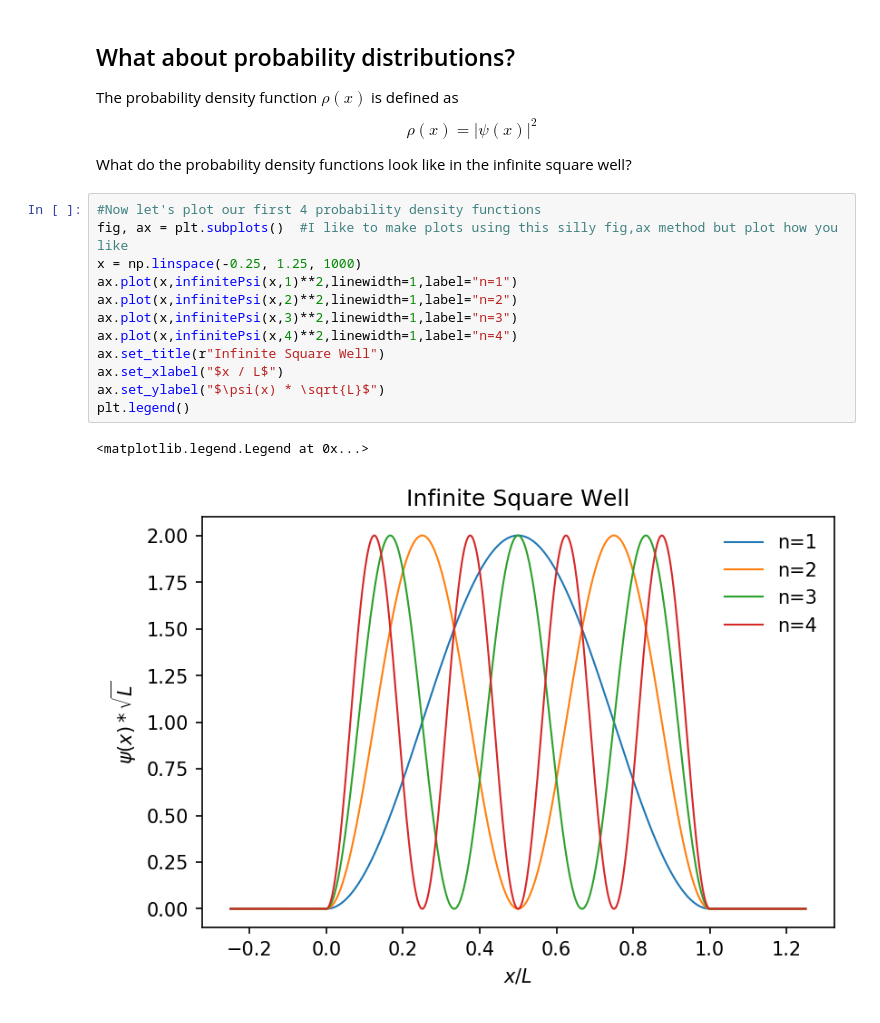
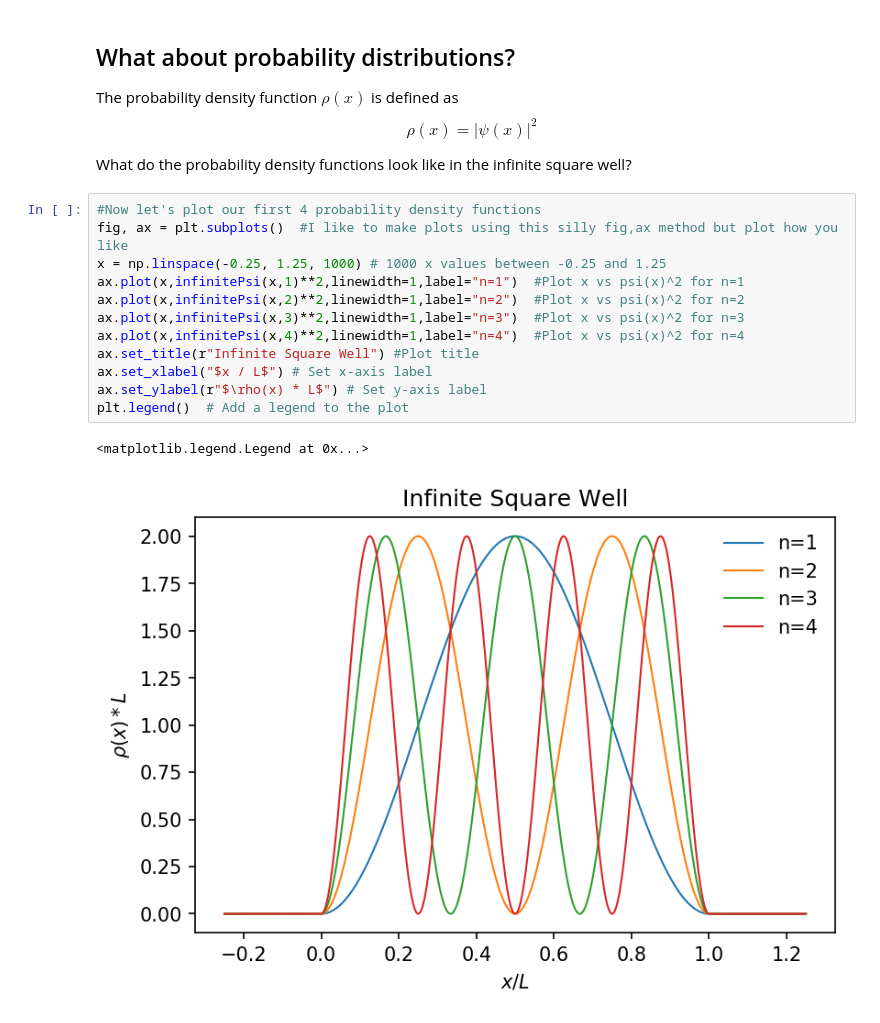
Before and after one commit to nichol77/pyQuantum, a Jupyter notebook: infiniteSquareWell.ipynb, the cells around one changed output. Drawn from its saved outputs; the diff is of its cells as text.

Commit message:
Adding comments to intro notebook, and adding infinite and finite square well notebooks for Week 4.

```diff
--- a/infiniteSquareWell.ipynb
+++ b/infiniteSquareWell.ipynb
@@ -106,15 +106,15 @@ What do the probability density functions look like in the infinite square well?
 # %%
 #Now let's plot our first 4 probability density functions
 fig, ax = plt.subplots()  #I like to make plots using this silly fig,ax method but plot how you like
-x = np.linspace(-0.25, 1.25, 1000)
-ax.plot(x,infinitePsi(x,1)**2,linewidth=1,label="n=1")
-ax.plot(x,infinitePsi(x,2)**2,linewidth=1,label="n=2")
-ax.plot(x,infinitePsi(x,3)**2,linewidth=1,label="n=3")
-ax.plot(x,infinitePsi(x,4)**2,linewidth=1,label="n=4")
-ax.set_title(r"Infinite Square Well")
-ax.set_xlabel("$x / L$")
-ax.set_ylabel("$\psi(x) * \sqrt{L}$")
-plt.legend()
+x = np.linspace(-0.25, 1.25, 1000) # 1000 x values between -0.25 and 1.25
+ax.plot(x,infinitePsi(x,1)**2,linewidth=1,label="n=1")  #Plot x vs psi(x)^2 for n=1
+ax.plot(x,infinitePsi(x,2)**2,linewidth=1,label="n=2")  #Plot x vs psi(x)^2 for n=2
+ax.plot(x,infinitePsi(x,3)**2,linewidth=1,label="n=3")  #Plot x vs psi(x)^2 for n=3
+ax.plot(x,infinitePsi(x,4)**2,linewidth=1,label="n=4")  #Plot x vs psi(x)^2 for n=4
+ax.set_title(r"Infinite Square Well") #Plot title
+ax.set_xlabel("$x / L$") # Set x-axis label
+ax.set_ylabel(r"$\rho(x) * L$") # Set y-axis label
+plt.legend()  # Add a legend to the plot
 # %% [output]
 <matplotlib.legend.Legend at 0x...>
-[figure, old version]
+[figure, new version]
```
Also changed, not shown: parts of 7 cells of this notebook, 5 other files.
